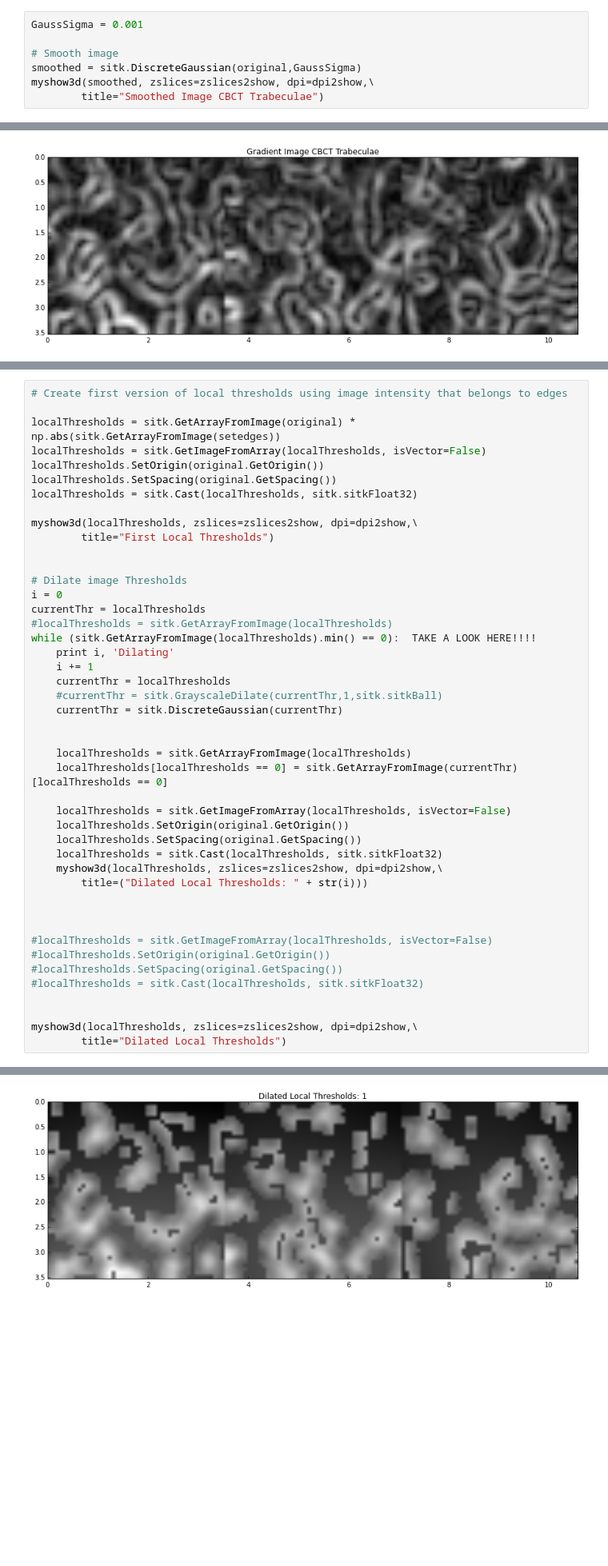
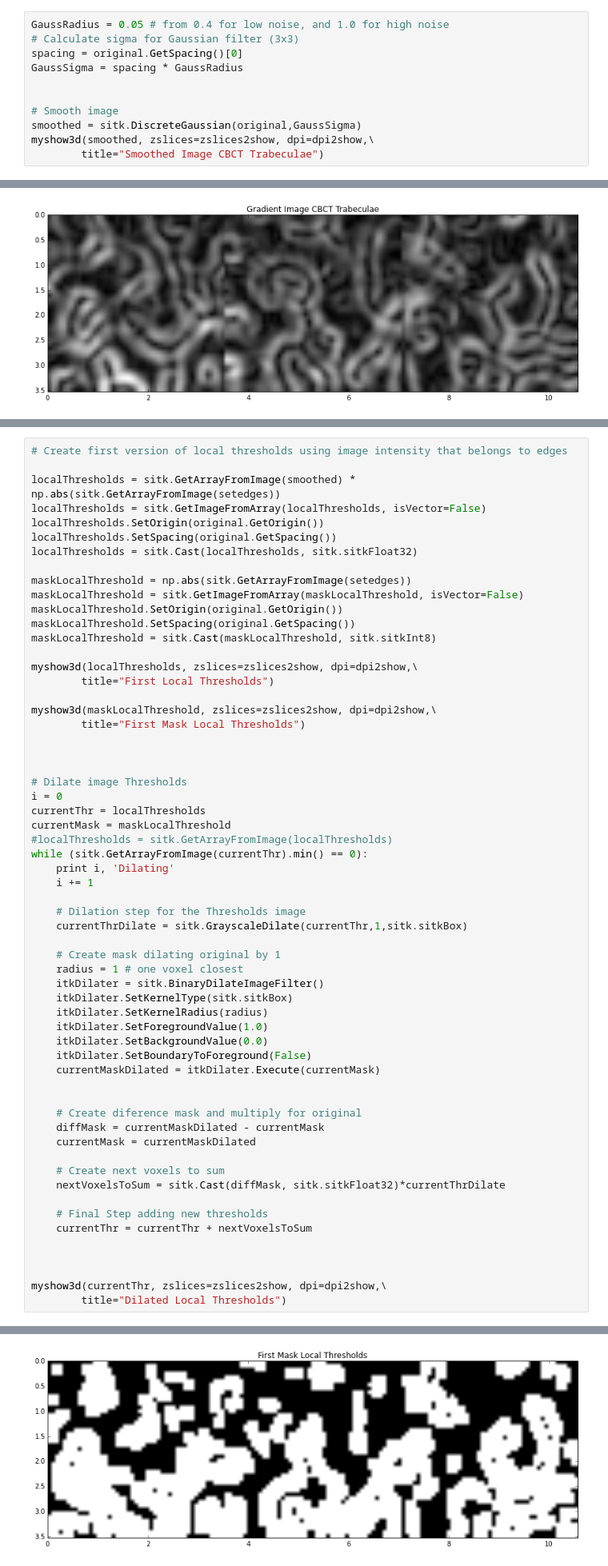
Before and after one commit to nenetto/TrabeculaeTools, a Jupyter notebook: Notebooks/Local Thresholding.ipynb, the cells around one changed output, grey strips where cells are left out. Shown at 80% size. Saved outputs shown, nothing was run; the diff lists cells and outputs as text; blank space fills up the shorter version.

```diff
--- a/Notebooks/Local Thresholding.ipynb
+++ b/Notebooks/Local Thresholding.ipynb
@@ -101,7 +101,11 @@ myshow3d(original, zslices=zslices2show, dpi=dpi2show,\
 # %% [output]
 [figure]
 # %%
-GaussSigma = 0.001
+GaussRadius = 0.05 # from 0.4 for low noise, and 1.0 for high noise
+# Calculate sigma for Gaussian filter (3x3)
+spacing = original.GetSpacing()[0]
+GaussSigma = spacing * GaussRadius
+
 
 # Smooth image
 smoothed = sitk.DiscreteGaussian(original,GaussSigma)
@@ -239,47 +320,62 @@ myshow3d(setedges, zslices=zslices2show, dpi=dpi2show,\
 # %%
 # Create first version of local thresholds using image intensity that belongs to edges
 
-localThresholds = sitk.GetArrayFromImage(original) * np.abs(sitk.GetArrayFromImage(setedges))
+localThresholds = sitk.GetArrayFromImage(smoothed) * np.abs(sitk.GetArrayFromImage(setedges))
 localThresholds = sitk.GetImageFromArray(localThresholds, isVector=False)
 localThresholds.SetOrigin(original.GetOrigin())
 localThresholds.SetSpacing(original.GetSpacing())
 localThresholds = sitk.Cast(localThresholds, sitk.sitkFloat32)
 
+maskLocalThreshold = np.abs(sitk.GetArrayFromImage(setedges))
+maskLocalThreshold = sitk.GetImageFromArray(maskLocalThreshold, isVector=False)
+maskLocalThreshold.SetOrigin(original.GetOrigin())
+maskLocalThreshold.SetSpacing(original.GetSpacing())
+maskLocalThreshold = sitk.Cast(maskLocalThreshold, sitk.sitkInt8)
+
 myshow3d(localThresholds, zslices=zslices2show, dpi=dpi2show,\
         title="First Local Thresholds")
+
+myshow3d(maskLocalThreshold, zslices=zslices2show, dpi=dpi2show,\
+        title="First Mask Local Thresholds")
+
 
 
 # Dilate image Thresholds
 i = 0
 currentThr = localThresholds
+currentMask = maskLocalThreshold
 #localThresholds = sitk.GetArrayFromImage(localThresholds)
-while (sitk.GetArrayFromImage(localThresholds).min() == 0):  TAKE A LOOK HERE!!!!
+while (sitk.GetArrayFromImage(currentThr).min() == 0):
     print i, 'Dilating'
     i += 1
-    currentThr = localThresholds
-    #currentThr = sitk.GrayscaleDilate(currentThr,1,sitk.sitkBall)
-    currentThr = sitk.DiscreteGaussian(currentThr)
+
+    # Dilation step for the Thresholds image
+    currentThrDilate = sitk.GrayscaleDilate(currentThr,1,sitk.sitkBox)
+
+    # Create mask dilating original by 1
+    radius = 1 # one voxel closest
+    itkDilater = sitk.BinaryDilateImageFilter()
+    itkDilater.SetKernelType(sitk.sitkBox)
+    itkDilater.SetKernelRadius(radius)
+    itkDilater.SetForegroundValue(1.0)
+    itkDilater.SetBackgroundValue(0.0)
+    itkDilater.SetBoundaryToForeground(False)
+    currentMaskDilated = itkDilater.Execute(currentMask)
 
 
-    localThresholds = sitk.GetArrayFromImage(localThresholds)
-    localThresholds[localThresholds == 0] = sitk.GetArrayFromImage(currentThr)[localThresholds == 0]
+    # Create diference mask and multiply for original
+    diffMask = currentMaskDilated - currentMask
+    currentMask = currentMaskDilated
 
-    localThresholds = sitk.GetImageFromArray(localThresholds, isVector=False)
-    localThresholds.SetOrigin(original.GetOrigin())
-    localThresholds.SetSpacing(original.GetSpacing())
-    localThresholds = sitk.Cast(localThresholds, sitk.sitkFloat32)
-    myshow3d(localThresholds, zslices=zslices2show, dpi=dpi2show,\
-        title=("Dilated Local Thresholds: " + str(i)))
+    # Create next voxels to sum
+    nextVoxelsToSum = sitk.Cast(diffMask, sitk.sitkFloat32)*currentThrDilate
+
+    # Final Step adding new thresholds
+    currentThr = currentThr + nextVoxelsToSum
 
 
 
-#localThresholds = sitk.GetImageFromArray(localThresholds, isVector=False)
-#localThresholds.SetOrigin(original.GetOrigin())
-#localThresholds.SetSpacing(original.GetSpacing())
-#localThresholds = sitk.Cast(localThresholds, sitk.sitkFloat32)
-
-
-myshow3d(localThresholds, zslices=zslices2show, dpi=dpi2show,\
+myshow3d(currentThr, zslices=zslices2show, dpi=dpi2show,\
         title="Dilated Local Thresholds")
 # %% [output]
 0 Dilating
@@ -287 +387 @@ myshow3d(localThresholds, zslices=zslices2show, dpi=dpi2show,\
-[figure, old version]
+[figure, new version]
```
Also changed, not shown: parts of 5 cells of this notebook, 7 other files.
